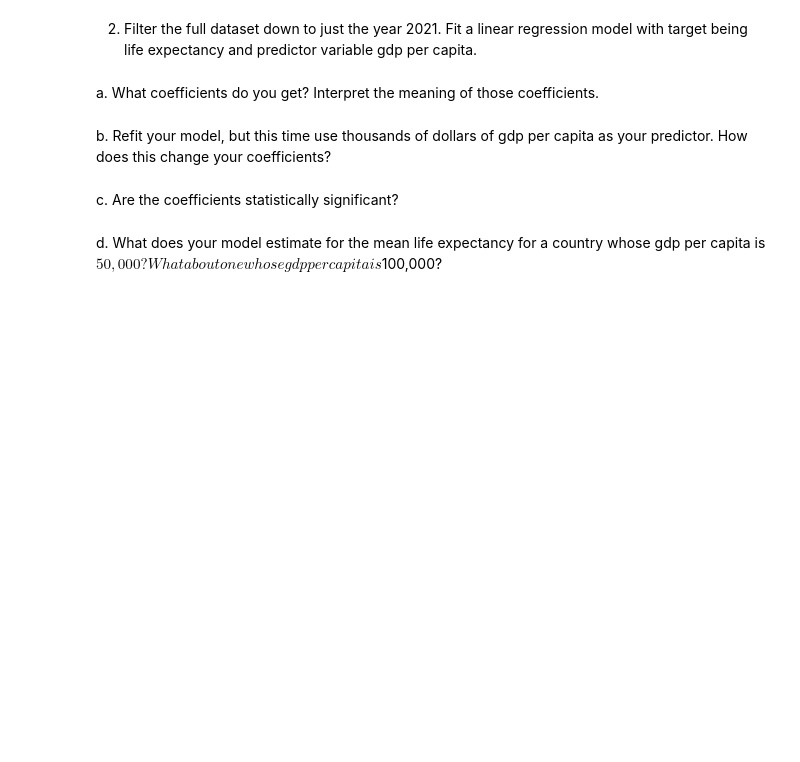
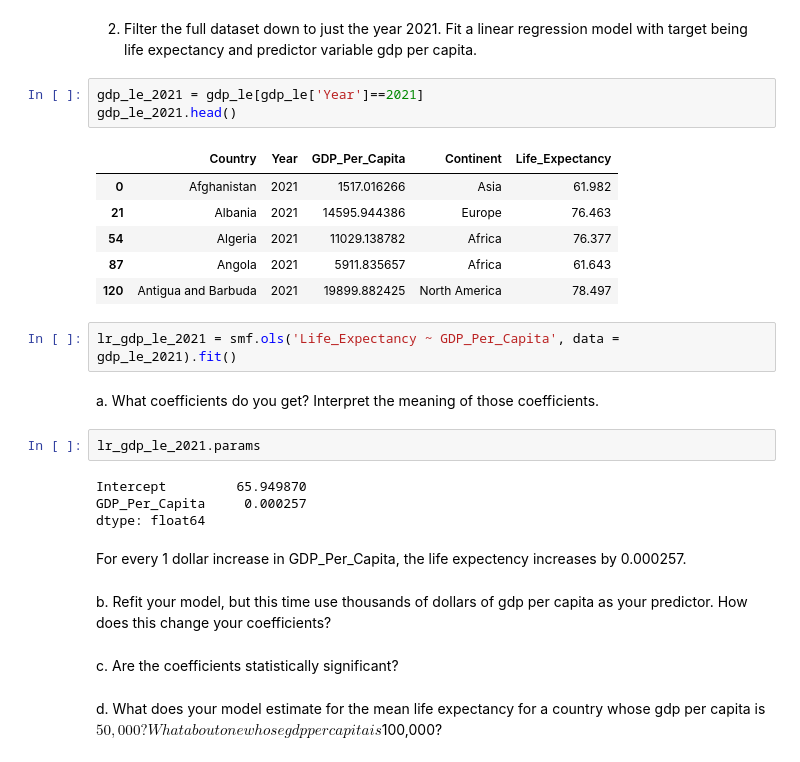
Before and after one commit to nss-data-science-cohort-9/un-linear-regression-ADoddala, a Jupyter notebook: notebooks/linear_regression_practice.ipynb, the cells around one changed output. Drawn from its saved outputs; the diff is of its cells as text; blank space fills up the shorter version.

```diff
--- a/notebooks/linear_regression_practice.ipynb
+++ b/notebooks/linear_regression_practice.ipynb
@@ -55,7 +145,27 @@ e. Inspect the R-squared value for the model. does it make sense, given the plot
 # %% [markdown]
 2. Filter the full dataset down to just the year 2021. Fit a linear regression model with target being life expectancy and predictor variable gdp per capita.
+# %%
+gdp_le_2021 = gdp_le[gdp_le['Year']==2021]
+gdp_le_2021.head()
+# %% [output]
+|  | Country | Year | GDP_Per_Capita | Continent | Life_Expectancy |
+| 0 | Afghanistan | 2021 | 1517.016266 | Asia | 61.982 |
+| 21 | Albania | 2021 | 14595.944386 | Europe | 76.463 |
+| 54 | Algeria | 2021 | 11029.138782 | Africa | 76.377 |
+| 87 | Angola | 2021 | 5911.835657 | Africa | 61.643 |
+| 120 | Antigua and Barbuda | 2021 | 19899.882425 | North America | 78.497 |
+# %%
+lr_gdp_le_2021 = smf.ols('Life_Expectancy ~ GDP_Per_Capita', data = gdp_le_2021).fit()
 # %% [markdown]
 a. What coefficients do you get? Interpret the meaning of those coefficients.
+# %%
+lr_gdp_le_2021.params
+# %% [output]
+Intercept         65.949870
+GDP_Per_Capita     0.000257
+dtype: float64
+# %% [markdown]
+For every 1 dollar increase in  GDP_Per_Capita, the life expectency increases by 0.000257.
 # %% [markdown]
 b. Refit your model, but this time use thousands of dollars of gdp per capita as your predictor. How does this change your coefficients?
 # %% [markdown]
```
Also changed, not shown: parts of 13 cells of this notebook.
